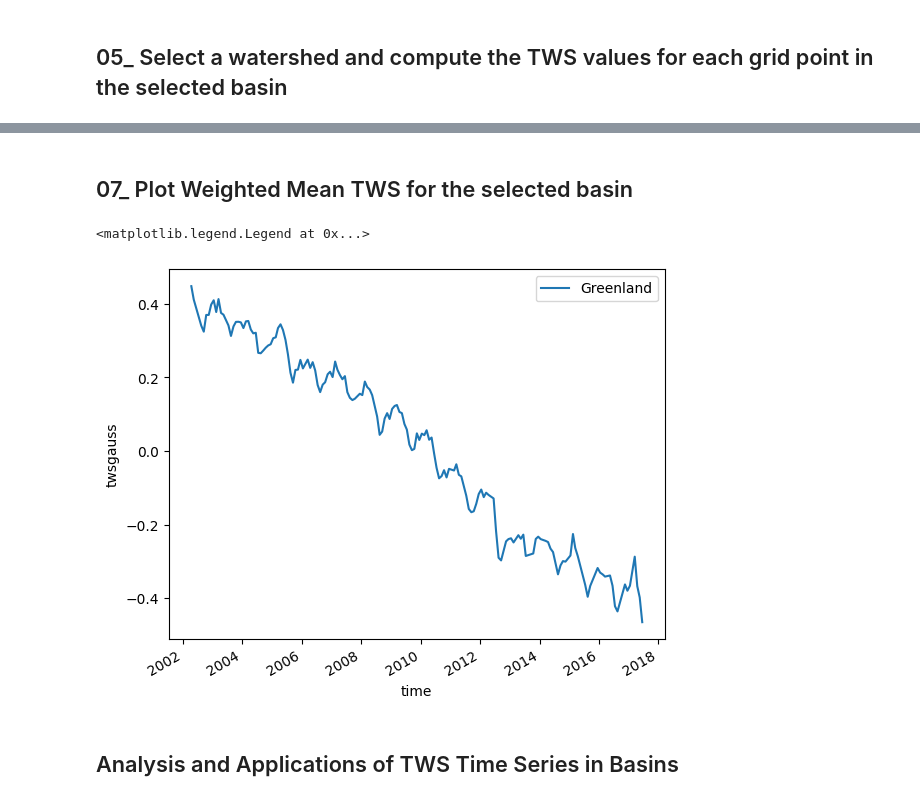
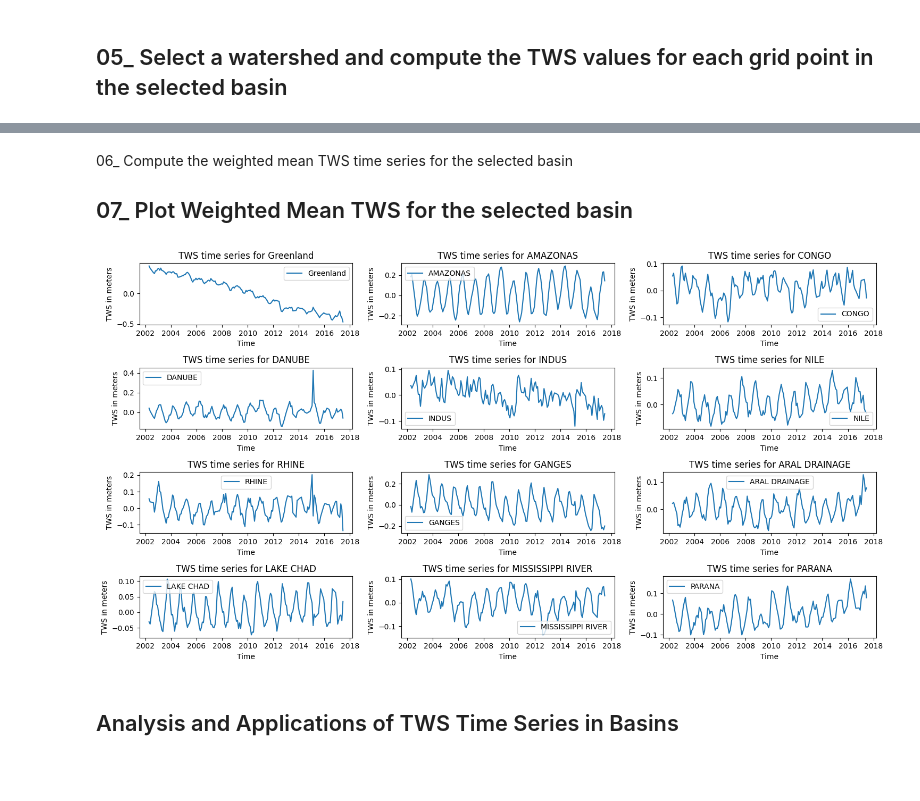
Before and after one commit to SedighehKarimi/EarthObservation_and_tws, a Jupyter notebook: Tutorial_2.ipynb, the cells around one changed output, grey strips where cells are left out. Cells and saved outputs as stored; diff of their text form; code cells hidden in the pictures; blank space fills up the shorter version.

```diff
--- a/Tutorial_2.ipynb
+++ b/Tutorial_2.ipynb
@@ -164,11 +118,53 @@ Data variables:
-# %% [markdown]
-## 07_ Plot Weighted Mean TWS for the selected basin
-# %%
-tws_weighted_mean.twsgauss.plot(label = "Greenland")
-plt.legend()
-# %% [output]
-<matplotlib.legend.Legend at 0x...>
-[figure, removed]
+# %%
+def calculate_basin_weighted_tws(basin_coordinates):
+
+    """
+    Calculate the weighted total water storage (TWS) in a basin.
+
+    Parameters:
+        tws_data (xr.DataArray): Total water storage data, with spatial dimensions.
+        basin_mask (xr.DataArray): Mask indicating which grid cells belong to the basin (1 for basin, 0 for non-basin).
+        cell_area (xr.DataArray): Area of each grid cell, used to weight TWS.
+
+    Returns:
+        weighted_tws (float): The weighted TWS within the basin.
+    """
+
+    latt = basin_coordinates.coords['lat'].values.astype(int)
+    lonn = basin_coordinates.coords['lon'].values.astype(int)
+    basin_name = basin_coordinates.coords['basin'].values[0]
+    dseries=dsgrd.sel(lon=lonn,lat=latt)
+
+    ## 06_ Compute the weighted mean TWS time series for the selected basin
+    weights = np.cos(np.deg2rad(dseries.lat))
+    tws_weighted = dseries.weighted(weights)
+    tws_weighted_mean = tws_weighted.mean(("lon", "lat")) #Each data point in dseries is multiplied by the corresponding weight in weights
+    return tws_weighted_mean, basin_name
+# %% [markdown]
+06_ Compute the weighted mean TWS time series for the selected basin
+## 07_ Plot Weighted Mean TWS for the selected basin
+# %%
+fig, axes = plt.subplots(4, 3, figsize=(15, 8))
+
+axes_flat = axes.flatten()
+
+
+for i in range(len(axes_flat)):
+
+    tws_weighted_mean, basin_name = calculate_basin_weighted_tws(basins_list[i])
+    ax = axes_flat[i]
+    ax.plot(tws_weighted_mean['time'].values, tws_weighted_mean['twsgauss'].values, label=basin_name)
+
+    # Set titles and labels
+    ax.set_title(f"TWS time series for {basin_name}")
+    ax.set_xlabel('Time')
+    ax.set_ylabel('TWS in meters')
+    ax.legend()
+
+# # Adjust layout to prevent overlapping
+plt.tight_layout()
+# %% [output]
+[figure, added]
 # %% [markdown]
 ## Analysis and Applications of TWS Time Series in Basins
 # %% [markdown]
```
Also changed, not shown: parts of 6 cells of this notebook.
